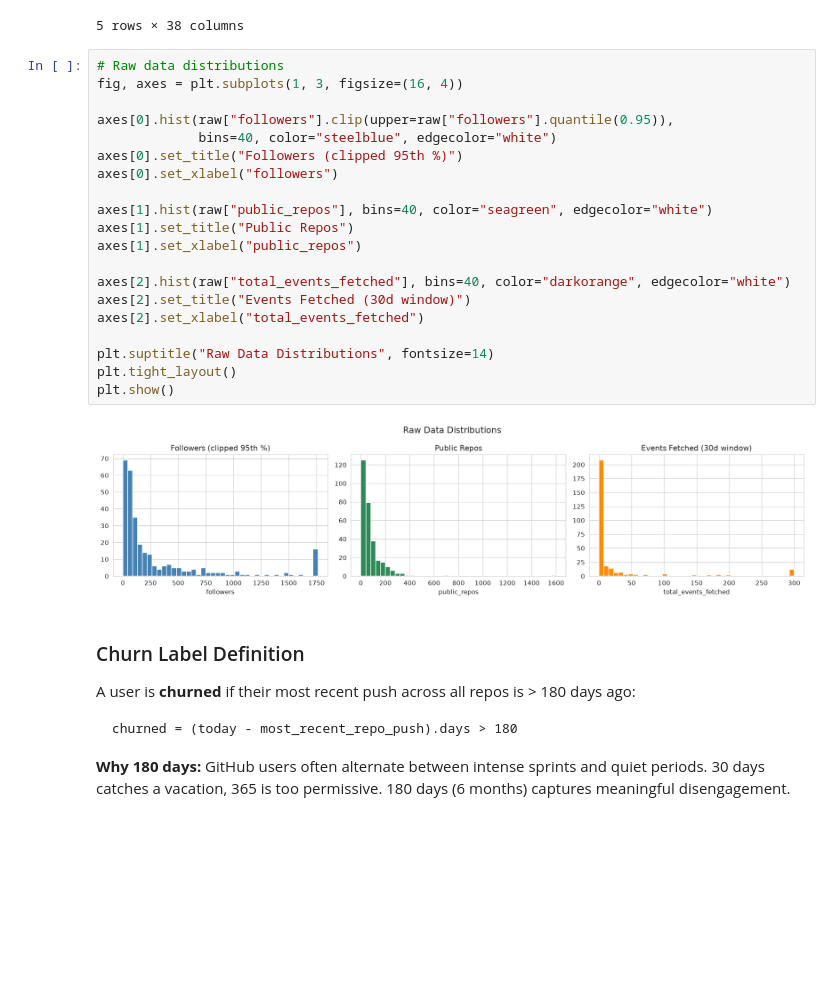
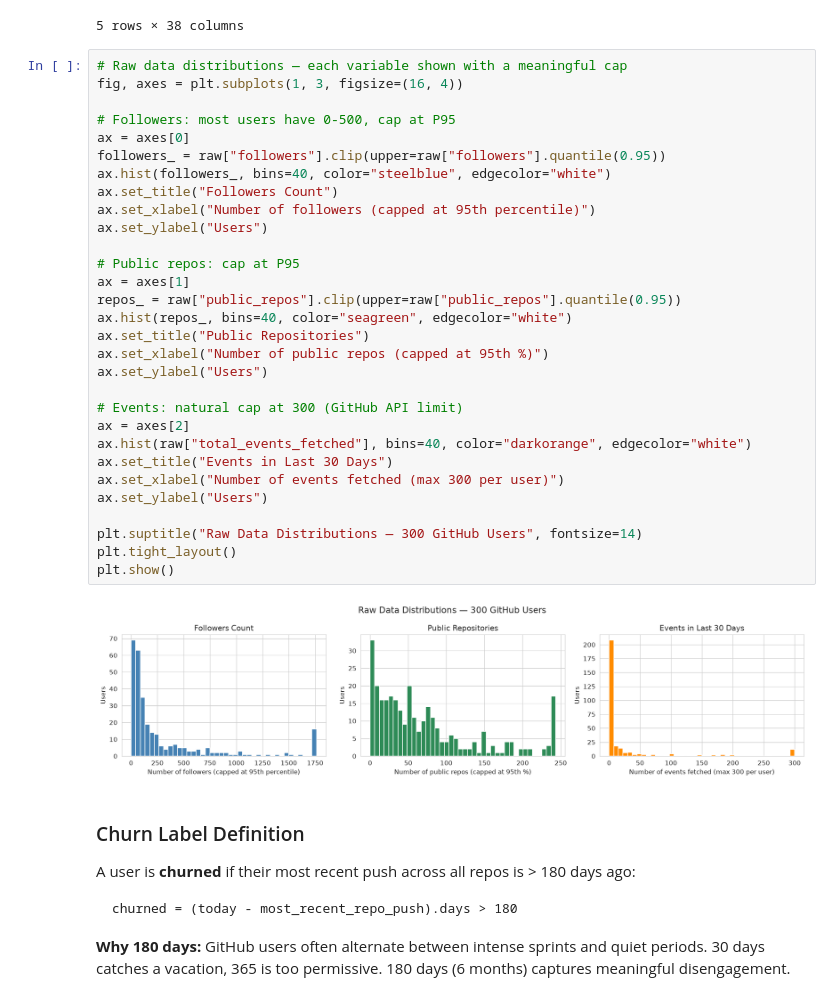
Before and after one commit to ramjavii/churn-predictor, a Jupyter notebook: notebooks/churn_analysis.ipynb, the cells around one changed output. Cells and saved outputs as stored; diff of their text form; blank space fills up the shorter version.

```diff
--- a/notebooks/churn_analysis.ipynb
+++ b/notebooks/churn_analysis.ipynb
@@ -83,27 +83,37 @@ Raw columns: 38
 | 4 | ezmobius | 5 | 607 | 13 | 22 | 106 | NaN | 2008-01-12 07:51:46+00:00 | 2026-05-22 11:32:36+00:00 | ... |
 5 rows × 38 columns
 # %%
-# Raw data distributions
+# Raw data distributions — each variable shown with a meaningful cap
 fig, axes = plt.subplots(1, 3, figsize=(16, 4))
 
-axes[0].hist(raw["followers"].clip(upper=raw["followers"].quantile(0.95)),
-             bins=40, color="steelblue", edgecolor="white")
-axes[0].set_title("Followers (clipped 95th %)")
-axes[0].set_xlabel("followers")
+# Followers: most users have 0-500, cap at P95
+ax = axes[0]
+followers_ = raw["followers"].clip(upper=raw["followers"].quantile(0.95))
+ax.hist(followers_, bins=40, color="steelblue", edgecolor="white")
+ax.set_title("Followers Count")
+ax.set_xlabel("Number of followers (capped at 95th percentile)")
+ax.set_ylabel("Users")
 
-axes[1].hist(raw["public_repos"], bins=40, color="seagreen", edgecolor="white")
-axes[1].set_title("Public Repos")
-axes[1].set_xlabel("public_repos")
+# Public repos: cap at P95
+ax = axes[1]
+repos_ = raw["public_repos"].clip(upper=raw["public_repos"].quantile(0.95))
+ax.hist(repos_, bins=40, color="seagreen", edgecolor="white")
+ax.set_title("Public Repositories")
+ax.set_xlabel("Number of public repos (capped at 95th %)")
+ax.set_ylabel("Users")
 
-axes[2].hist(raw["total_events_fetched"], bins=40, color="darkorange", edgecolor="white")
-axes[2].set_title("Events Fetched (30d window)")
-axes[2].set_xlabel("total_events_fetched")
+# Events: natural cap at 300 (GitHub API limit)
+ax = axes[2]
+ax.hist(raw["total_events_fetched"], bins=40, color="darkorange", edgecolor="white")
+ax.set_title("Events in Last 30 Days")
+ax.set_xlabel("Number of events fetched (max 300 per user)")
+ax.set_ylabel("Users")
 
-plt.suptitle("Raw Data Distributions", fontsize=14)
+plt.suptitle("Raw Data Distributions — 300 GitHub Users", fontsize=14)
 plt.tight_layout()
 plt.show()
 # %% [output]
-[figure, old version]
+[figure, new version]
 # %% [markdown]
 ### Churn Label Definition
 
```
Also changed, not shown: parts of 4 cells of this notebook.
